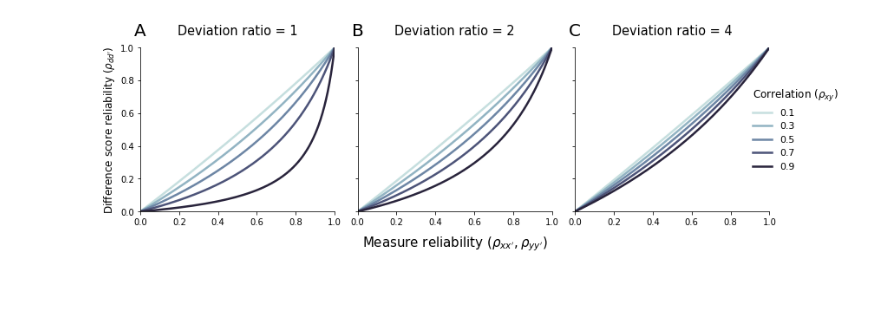
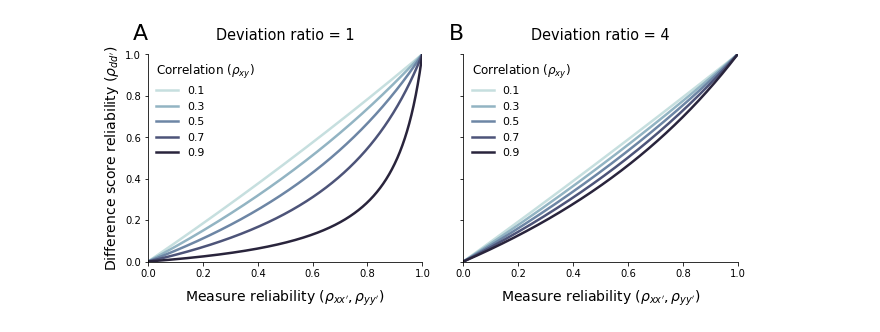
Before and after one commit to nivlab/biopsych-reliability-review, a Jupyter notebook: figure03.ipynb, the cells around one changed output. Cells and saved outputs as stored; diff of their text form; code cells hidden in the pictures; blank space fills up the shorter version.

```diff
--- a/figure03.ipynb
+++ b/figure03.ipynb
@@ -13,53 +13,55 @@ ROOT_DIR = dirname(os.path.realpath('__file__'))
 ## Define measure parameters.
 rho_xx = rho_yy = np.linspace(0,1,1001)    # Task measure reliability
 rho_tt = np.linspace(0.1,0.9,5)            # Task measure correlation
-ratios = [1,2,4]                           # Task measure variance ratio
+ratios = [1,4]                             # Task measure variance ratio
 
 ## Define plotting paramters.
 palette = sns.color_palette("ch:start=.2,rot=-.3", n_colors=rho_tt.size, desat=0.8)
-annots = ['A','B','C']
+annots = ['A','B']
 
 #~~~~~~~~~~~~~~~~~~~~~~~~~~~~~~~~~~~~~~~~~~#
 ### Plotting.
 #~~~~~~~~~~~~~~~~~~~~~~~~~~~~~~~~~~~~~~~~~~#
 
 ## Initialize canvas.
-fig, axes = plt.subplots(1, len(ratios), figsize=(len(ratios)*4, 4), sharex=True, sharey=True)
+fig, axes = plt.subplots(1, len(ratios), figsize=(9, 4), sharex=True, sharey=True)
 
 ## Main loop.
 for i, (ax, ratio, annot) in enumerate(zip(axes, ratios, annots)):
 
     ## Define task variances.
     sigma_x = 1; sigma_y = sigma_x * ratio
 
     ## Compute observed correlations.
     rho_xy = np.outer(np.sqrt(rho_xx * rho_yy), rho_tt)
 
     ## Compute reliability.
     a = (sigma_x**2 * rho_xx + sigma_y**2 * rho_yy)[:,np.newaxis] - 2 * rho_xy * sigma_x * sigma_y
     b = sigma_x**2 + sigma_y**2 - 2 * rho_xy * sigma_x * sigma_y
     reliability = a / b
 
     ## Plot reliability.
     for rel, label, color in zip(reliability.T, rho_tt, palette):
         ax.plot(rho_xx, rel, lw=2.5, label='%0.1f' %label, color=color)
 
     ## Add detail.
     ax.set(xlim=(0,1), ylim=(0,1))
     ax.set_title(f"Deviation ratio = {ratio}", fontsize=14.5, pad=15)
-    ax.annotate(annot, (0,0), (0,1.05), 'axes fraction', ha='center', va='bottom', fontsize=20)
-    if not i: ax.set_ylabel(r"Difference score reliability ($\rho_{dd'}$)", fontsize=12)
-    if i==1: ax.set_xlabel(r"Measure reliability ($\rho_{xx'}, \rho_{yy'}$)", fontsize=15, labelpad=10)
+    ax.annotate(annot, (0,0), (0,1.05), 'axes fraction', ha='right', va='bottom', fontsize=22)
+    ax.set_xlabel(r"Measure reliability ($\rho_{xx'}, \rho_{yy'}$)", fontsize=14, labelpad=10)
+    if not i: ax.set_ylabel(r"Difference score reliability ($\rho_{dd'}$)", fontsize=14)
 
-## Add legend.
-legend = ax.legend(loc=7, bbox_to_anchor=(1.4,0.5), frameon=False, fontsize=11,
+    ## Add legend.
+    # legend = ax.legend(loc=7, bbox_to_anchor=(1.4,0.5), frameon=False, fontsize=11,
+                       # title=r'Correlation ($\rho_{xy}$)')
+    legend = ax.legend(loc=2,  frameon=False, fontsize=11, borderpad=0.25,
                    title=r'Correlation ($\rho_{xy}$)')
-plt.setp(legend.get_title(), fontsize=12)
-legend._legend_box.align = "left"
+    plt.setp(legend.get_title(), fontsize=12)
+    legend._legend_box.align = "left"
 
 ## Save figure.
 sns.despine()
-plt.tight_layout()
+plt.subplots_adjust(left=0.07, right=0.98, top=0.88, bottom=0.16, wspace=0.15, hspace=0)
 plt.savefig(os.path.join(ROOT_DIR, 'figures', 'fig03.png'), transparent=True, dpi=100)
 # %% [output]
-[figure, old version]
+[figure, new version]
```
Also changed, not shown: 3 other files.
